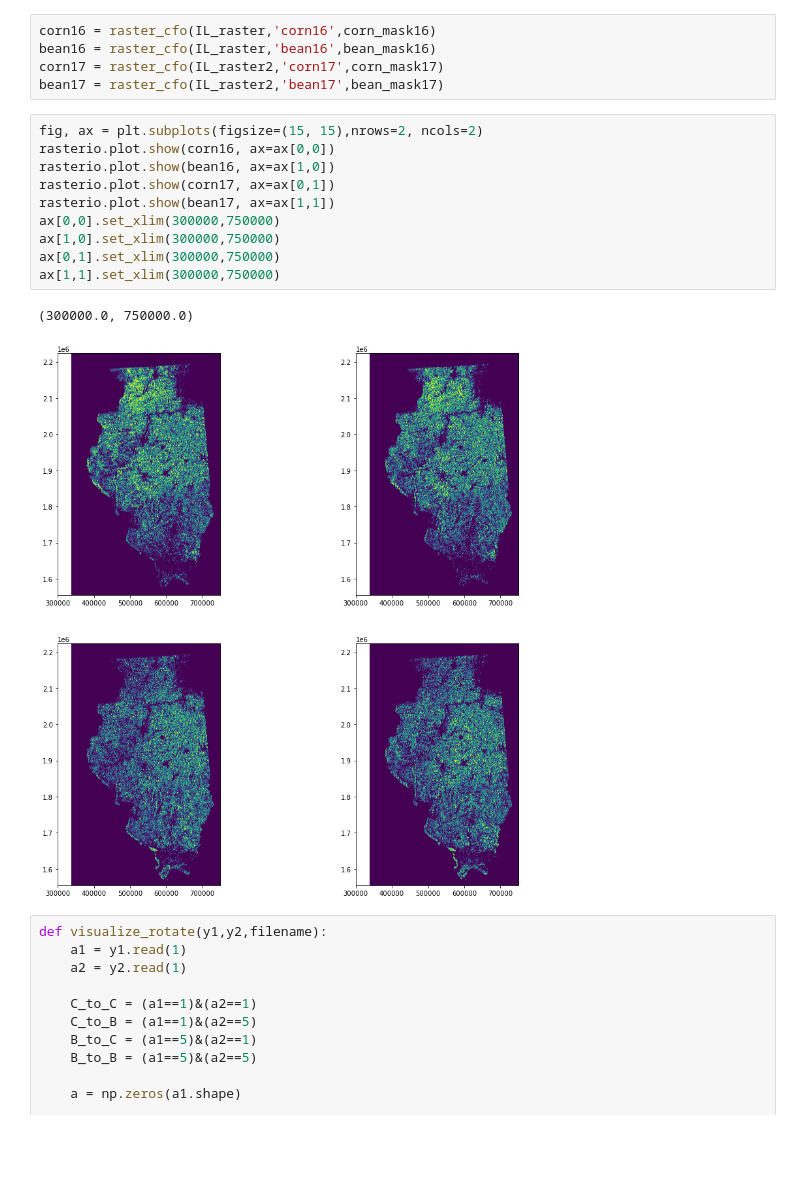
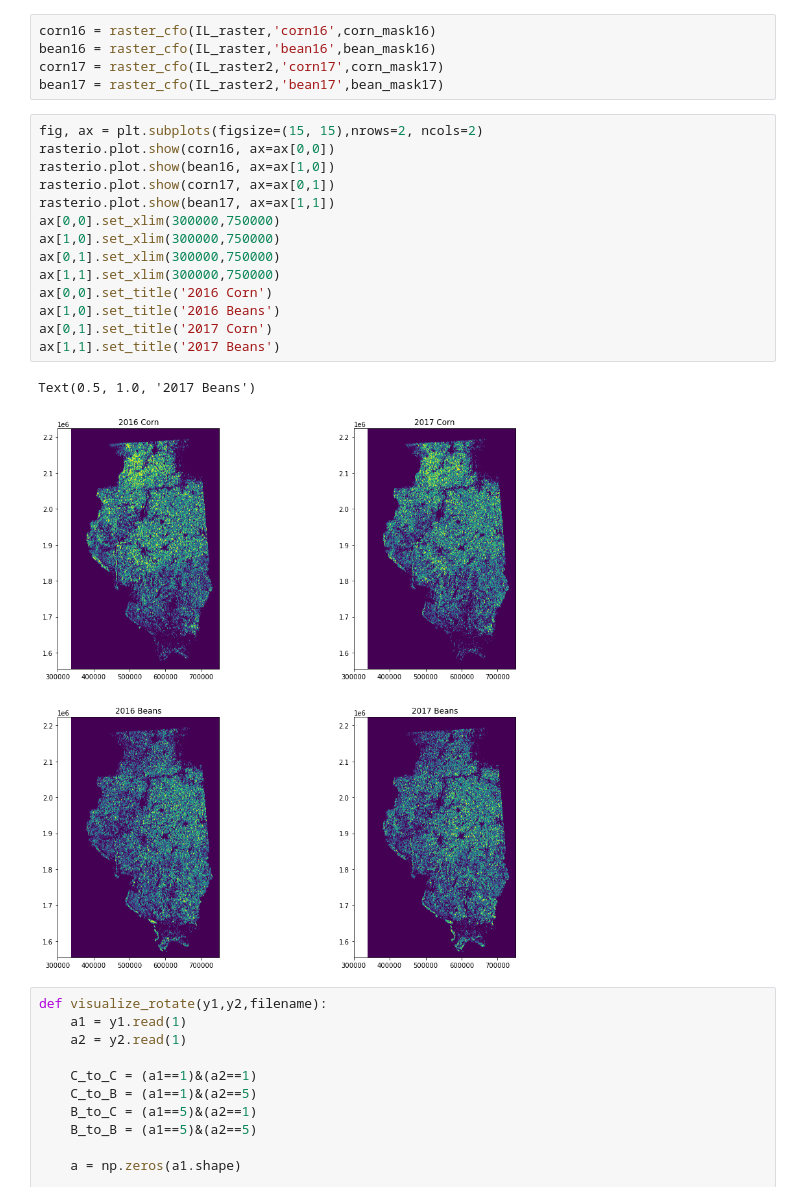
Before and after one commit to iw2/test, a Jupyter notebook: HW2_Werries.ipynb, the cells around one changed output. Drawn from its saved outputs; the diff is of its cells as text; blank space fills up the shorter version.

```diff
--- a/HW2_Werries.ipynb
+++ b/HW2_Werries.ipynb
@@ -219,16 +210,20 @@ bean17 = raster_cfo(IL_raster2,'bean17',bean_mask17)
 # %%
 fig, ax = plt.subplots(figsize=(15, 15),nrows=2, ncols=2)
 rasterio.plot.show(corn16, ax=ax[0,0])
 rasterio.plot.show(bean16, ax=ax[1,0])
 rasterio.plot.show(corn17, ax=ax[0,1])
 rasterio.plot.show(bean17, ax=ax[1,1])
 ax[0,0].set_xlim(300000,750000)
 ax[1,0].set_xlim(300000,750000)
 ax[0,1].set_xlim(300000,750000)
 ax[1,1].set_xlim(300000,750000)
+ax[0,0].set_title('2016 Corn')
+ax[1,0].set_title('2016 Beans')
+ax[0,1].set_title('2017 Corn')
+ax[1,1].set_title('2017 Beans')
 # %% [output]
-(300000.0, 750000.0)
+Text(0.5, 1.0, '2017 Beans')
-[figure, old version]
+[figure, new version]
 # %%
 def visualize_rotate(y1,y2,filename):
     a1 = y1.read(1)
```
Also changed, not shown: parts of 10 cells of this notebook.
